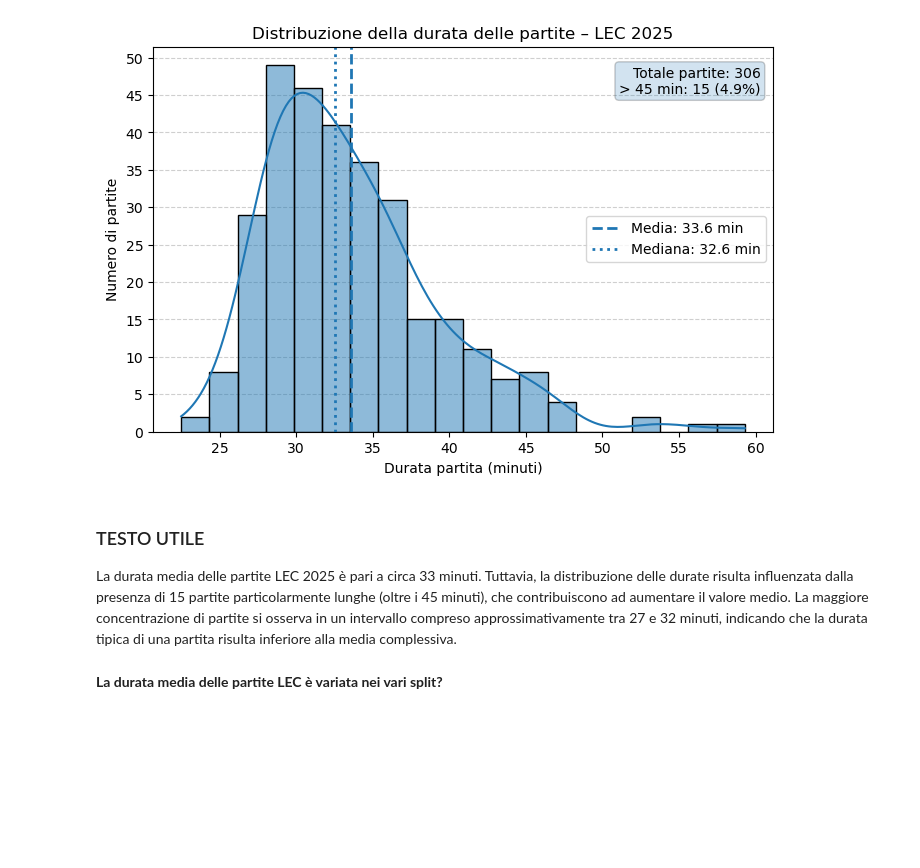
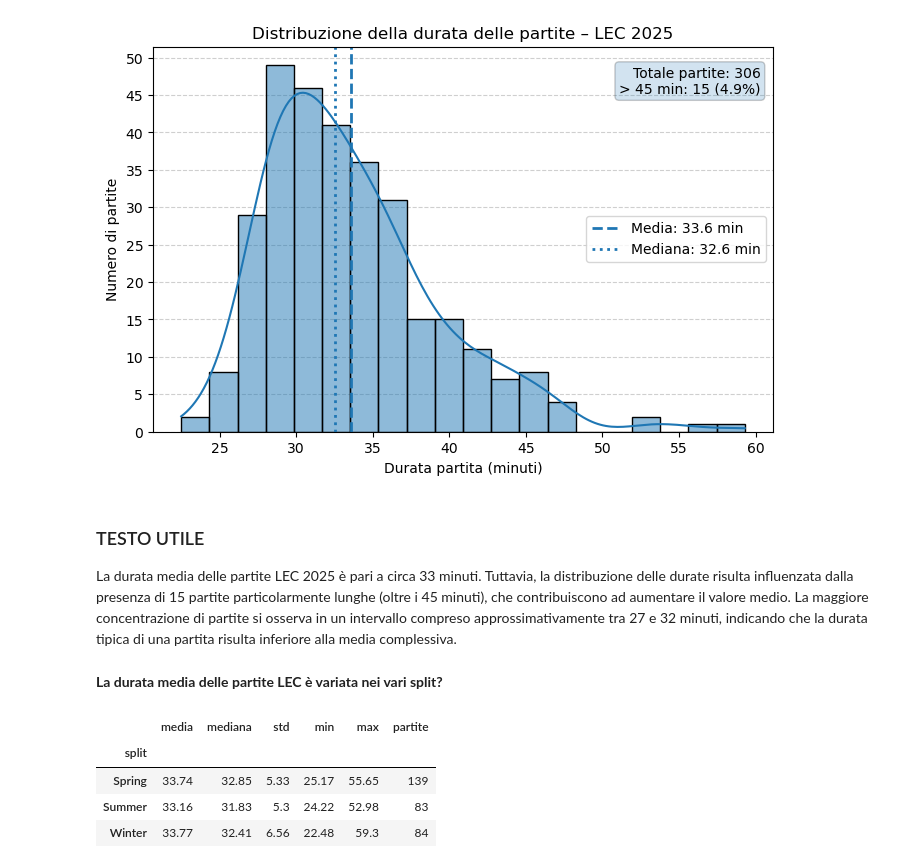
Before and after one commit to AnalystEca/G2-project-analysis, a Jupyter notebook: G2_analisi.ipynb, the cells around one changed output. Cells and saved outputs as stored; diff of their text form; code cells hidden in the pictures; blank space fills up the shorter version.

```diff
--- a/G2_analisi.ipynb
+++ b/G2_analisi.ipynb
@@ -222,3 +222,25 @@ Tuttavia, la distribuzione delle durate risulta influenzata dalla presenza di 15
 La maggiore concentrazione di partite si osserva in un intervallo compreso approssimativamente tra 27 e 32 minuti, indicando che la durata tipica di una partita risulta inferiore alla media complessiva.
 # %% [markdown]
 **La durata media delle partite LEC  è variata nei vari split?**
+# %%
+summary_split_df = (
+    games_duration_df
+    .groupby('split')['gamelength_min']
+    .agg(
+        media='mean',
+        mediana='median',
+        std='std',
+        min='min',
+        max='max',
+        partite='count'
+    )
+    .round(2)
+)
+# %%
+summary_split_df.head()
+# %% [output]
+|  | media | mediana | std | min | max | partite |
+| split |  |  |  |  |  |  |
+| Spring | 33.74 | 32.85 | 5.33 | 25.17 | 55.65 | 139 |
+| Summer | 33.16 | 31.83 | 5.3 | 24.22 | 52.98 | 83 |
+| Winter | 33.77 | 32.41 | 6.56 | 22.48 | 59.3 | 84 |
```
Also changed, not shown: parts of 3 cells of this notebook, 1 other file.
